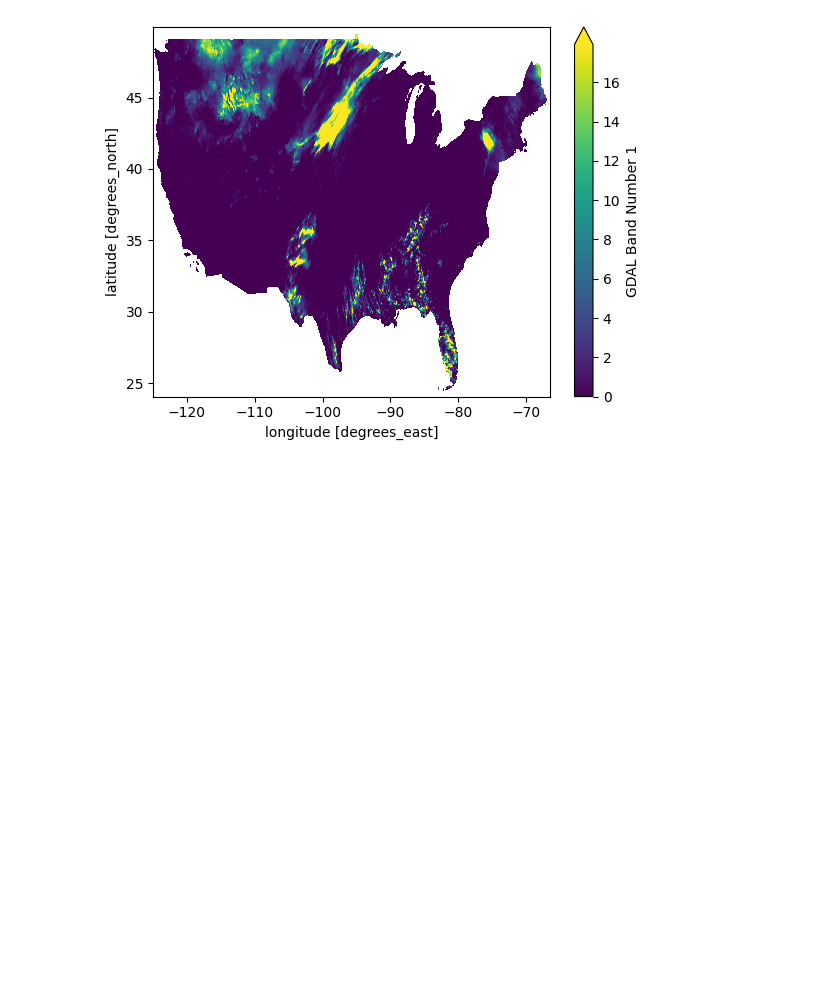
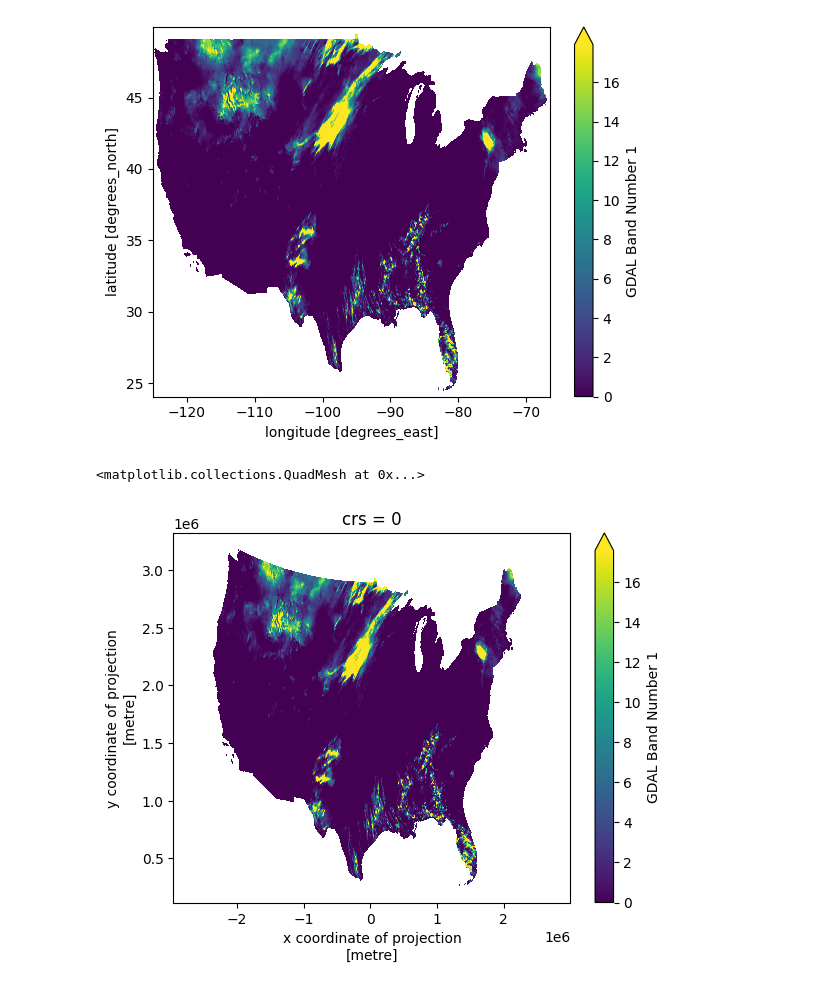
Before and after one commit to r0binsonCrusoe/trail_wetness_index, a Jupyter notebook: prism.ipynb, the cells around one changed output. Cells and saved outputs as stored; diff of their text form; code cells hidden in the pictures; blank space fills up the shorter version.

```diff
--- a/prism.ipynb
+++ b/prism.ipynb
@@ -53,3 +53,15 @@ ds['Band1'].plot(robust=True)
 # %% [output]
 <matplotlib.collections.QuadMesh at 0x...>
 [figure]
+# %%
+ds_prism = ds['Band1']
+# %%
+import rioxarray as rxr
+
+ds_prism = ds_prism.rio.write_crs("EPSG:4269")
+ds_prism_5070 = ds_prism.rio.reproject("EPSG:5070")
+# %%
+ds_prism_5070.plot(robust=True)
+# %% [output]
+<matplotlib.collections.QuadMesh at 0x...>
+[figure, added]
```
Also changed, not shown: parts of 3 cells of this notebook, 7 other files.
